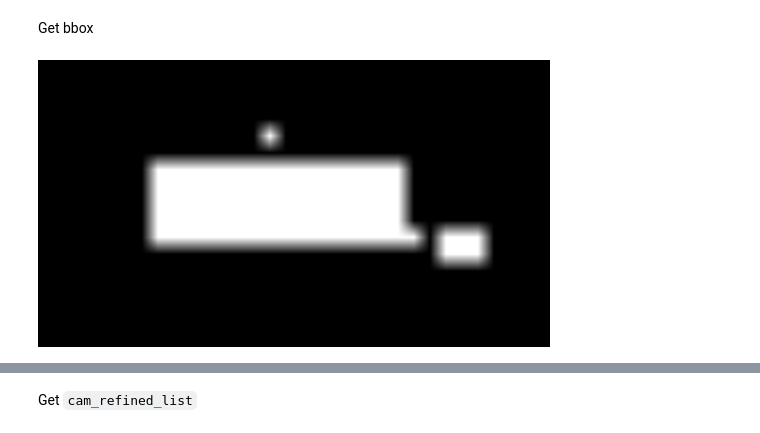
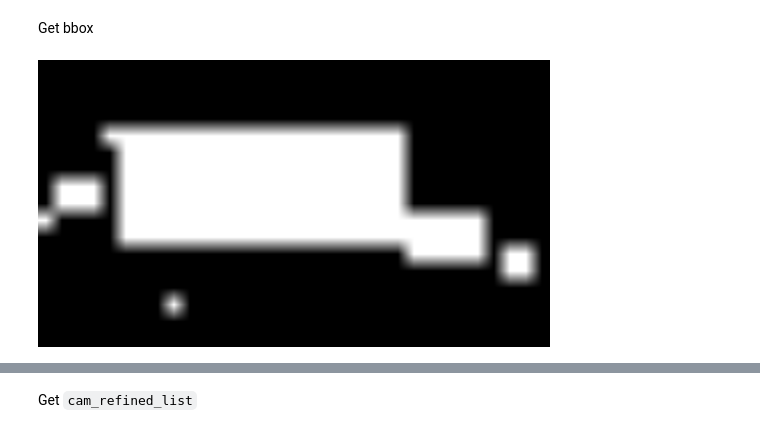
Before and after one commit to giuseppecurci/Advanced-CV-Project, a Jupyter notebook: frozen_clip_explained.ipynb, the cells around one changed output, grey strips where cells are left out. Cells and saved outputs as stored; diff of their text form; code cells hidden in the pictures.

```diff
--- a/frozen_clip_explained.ipynb
+++ b/frozen_clip_explained.ipynb
@@ -54,5 +54,7 @@ val_loader = DataLoader(val_dataset,
                         num_workers=2,
                         pin_memory=False,
                         drop_last=False)
+# %%
+iterable_val_loader = iter(val_loader)
 # %%
-name, inputs, labels, cls_labels = next(iter(val_loader))
+name, inputs, labels, cls_labels = next(iterable_val_loader)
@@ -740,7 +771,7 @@ grayscale_cam.shape, logits_per_image.shape, attn_weight_last.shape
 # %% [markdown]
 Continue `perform_single_voc_cam`
 # %%
-grayscale_cam = grayscale_cam[0, :]
+grayscale_cam = grayscale_cam[0, :, :]
 # %%
 grayscale_cam_highres = cv2.resize(grayscale_cam, (w, h))
 highres_cam_to_save.append(torch.tensor(grayscale_cam_highres))
@@ -760,16 +791,53 @@ overlayed_image
 [figure]
 # %% [markdown]
 Get bbox
+# %%
+_CONTOUR_INDEX = 1 if cv2.__version__.split('.')[0] == '3' else 0
+def scoremap2bbox(scoremap, threshold, multi_contour_eval=False):
+    """
+    Get bounding boxes from CAM. Trheshold is a value between 0 and 1
+    representing the percentage of the pixels to consider.
+    """
+    height, width = scoremap.shape
+    scoremap_image = np.expand_dims((scoremap * 255).astype(np.uint8), 2)
+    # get thresholded heatmap
+    _, thr_gray_heatmap = cv2.threshold(
+        src=scoremap_image,
+        thresh=int(threshold * np.max(scoremap_image)), # lambda in the paper
+        maxval=255,
+        type=cv2.THRESH_BINARY)
+    # find contours
+    contours = cv2.findContours(
+        image=thr_gray_heatmap,
+        mode=cv2.RETR_TREE,
+        method=cv2.CHAIN_APPROX_SIMPLE)[_CONTOUR_INDEX]
+
+    if len(contours) == 0:
+        return np.asarray([[0, 0, 0, 0]]), 1
+
+    if not multi_contour_eval:
+        contours = [max(contours, key=cv2.contourArea)]
+
+    estimated_boxes = []
+    for contour in contours:
+        # given a contour, the boundingRect (x,y): top-left corner and w, h
+        x, y, w, h = cv2.boundingRect(contour)
+        x0, y0, x1, y1 = x, y, x + w, y + h
+        x1 = min(x1, width - 1)
+        y1 = min(y1, height - 1)
+        estimated_boxes.append([x0, y0, x1, y1])
+
+    return np.asarray(estimated_boxes), len(contours)
 # %%
 box, cnt = scoremap2bbox(scoremap=grayscale_cam,
-                         threshold=0.4, # threshold for the scoremap, found empirically by "CLIP is also an efficient segmenter, Appendix C"; VOC: 0.4, COCO: 0.7
+                         threshold=0.2, # threshold for the scoremap, found empirically by "CLIP is also an efficient segmenter, Appendix C"; VOC: 0.4, COCO: 0.7
                          multi_contour_eval=True)
 aff_mask = torch.zeros((grayscale_cam.shape[0], grayscale_cam.shape[1])).cuda()
 for i_ in range(cnt):
     x0_, y0_, x1_, y1_ = box[i_]
     aff_mask[y0_:y1_, x0_:x1_] = 1
 
 aff_mask_highres = cv2.resize(aff_mask.detach().cpu().numpy(), (w, h))
 ToPILImage()(aff_mask_highres)
 # %% [output]
-[figure, old version]
+[figure, new version]
```
Also changed, not shown: parts of 8 cells of this notebook, 50 other files.
